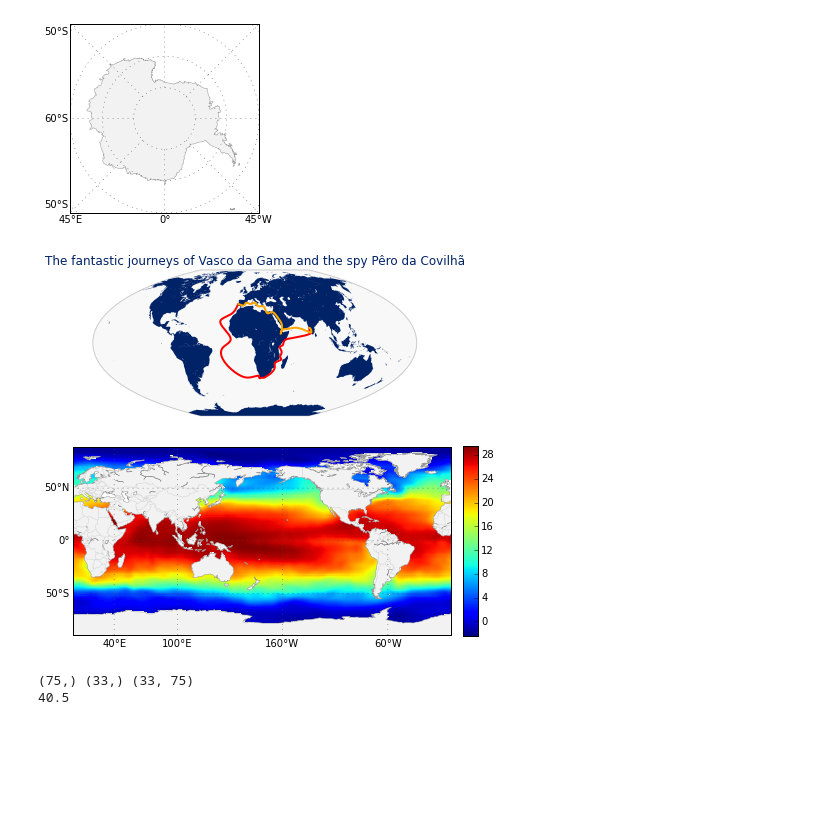
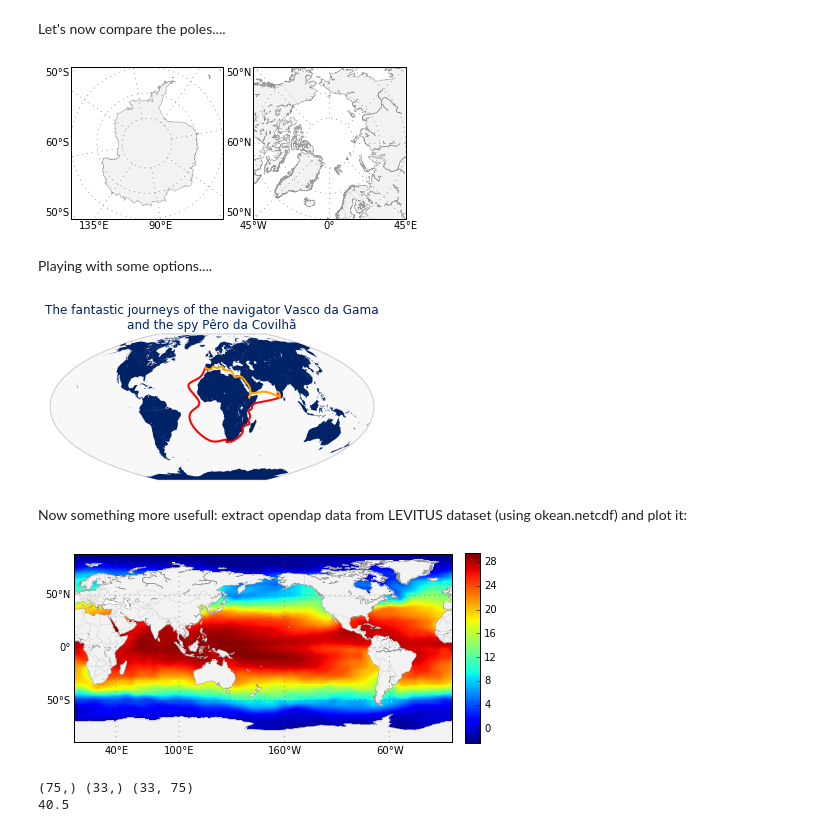
Before and after one commit to martalmeida/okean, a Jupyter notebook: okean/documentation/okean_vis.ipynb, the cells around one changed output. Drawn from its saved outputs; the diff is of its cells as text; code cells hidden in the pictures; blank space fills up the shorter version.

```diff
--- a/okean/documentation/okean_vis.ipynb
+++ b/okean/documentation/okean_vis.ipynb
@@ -22,46 +30,71 @@ o.plot(proj=1,figsize=(5,5),axis=(-180,180,-90,90))
+# %% [markdown]
+Let's now compare the poles....
 # %%
 o=vis.Data()
-o.plot(proj=1,figsize=(3.5,3.5),proj__name='spstere',
-       proj__options=dict(boundinglat=-60,lon_0=0))
+import pylab as pl
+ax=[pl.subplot(1,2,i) for i in range(1,3)]
+
+# south pole
+o.plot(ax=ax[0],proj=1,figsize=(3.5,3.5),proj__name='spstere',
+       proj__options=dict(boundinglat=-60,lon_0=100))
+
+# and north
+o.plot(ax=ax[1],proj=1,figsize=(3.5,3.5),proj__name='npstere',
+       proj__options=dict(boundinglat=60,lon_0=0))
 # %% [output]
-[figure, old version]
+[figure, new version]
+# %% [markdown]
+Playing with some options....
 # %%
 o=vis.Data()
 
 # map settings:
 opts={}
+# donot plot some stuff...
 opts['meridians_add']=0
 opts['parallels_add']=0
 opts['countries_add']=0
+opts['coast_add']=0
+
+# colors for continents and ocean:
 opts['oceans_add']=1
 opts['continents']=dict(color='#002266')
 opts['oceans']=dict(color='#cccccc',fill_color='#f8f8f8')
-opts['coast_add']=0
+
+# choosing the McBryde-Thomas Flat Polar Quartic projection
 opts['proj.name']='mbtfpq'
 
 # add some interesting trajectories you never heard about:
-i=np.load('/home/mma/Desktop/OKEAN_devel_files/da_gama_full_289.npz')
-da_gama=vis.Data(x=i['xx'][:289],v=i['yy'][:289])
-da_covilha=vis.Data(x=i['xx'][289:],v=i['yy'][289:])
+i=np.load('missao_india.npz')
+da_gama=vis.Data(x=i['vdg_lon'],v=i['vdg_lat']) # Vasco da Gama trajectory
+da_covilha=vis.Data(x=i['pdc_lon'],v=i['pdc_lat']) # Pero da Covila trajectory
 
+# configure some line options:
 da_gama.set_param(d1_line__options=dict(color='r',lw=2))
 da_covilha.set_param(d1_line__options=dict(color='orange',lw=2))
+
 o.extra+=[da_gama,da_covilha]
 
 # plot:
 o.plot(proj=1,figsize=(6,6),**opts)
-o.ax.set_title(u'The fantastic journeys of Vasco da Gama and the spy Pêro da Covilhã',
+o.ax.set_title(u'The fantastic journeys of the navigator Vasco da Gama\nand the spy Pêro da Covilhã',
                color='#002266');
 # %% [output]
-[figure, old version]
+[figure, new version]
+# %% [markdown]
+Now something more usefull: extract opendap data from LEVITUS dataset (using okean.netcdf) and plot it:
 # %%
-f='http://iridl.ldeo.columbia.edu/SOURCES/.LEVITUS94/dods '
+f='http://iridl.ldeo.columbia.edu/SOURCES/.LEVITUS94/dods'
+
+# you may check what is inside the file:
+if 0: # too many lines to show here...
+    netcdf.show(f)
+
 from okean import netcdf
 x=netcdf.use(f,'X')
 y=netcdf.use(f,'Y')
 v=netcdf.use(f,'ANNUAL.temp',Z=0)
 o=vis.Data(x,y,v)
 o.plot(figsize=(7,3.3))
-#netcdf.show(f)
 # %% [output]
-[figure, old version]
+[figure, new version]
```
Also changed, not shown: parts of 5 cells of this notebook, 8 other files.
